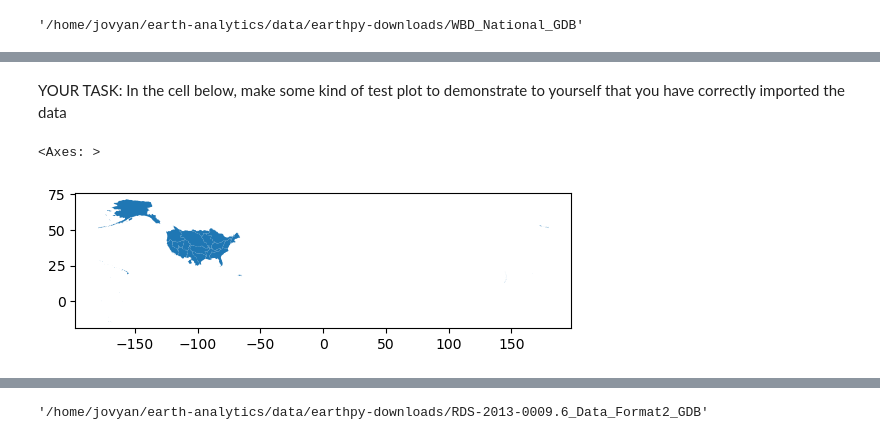
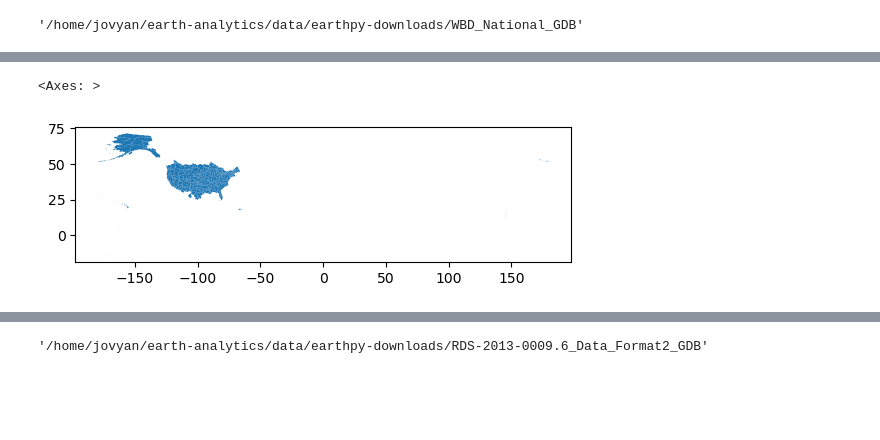
Before and after one commit to pth6570/pth6570.github.io, a Jupyter notebook: notebooks/01-wildfire.ipynb, the cells around one changed output, grey strips where cells are left out. Cells and saved outputs as stored; diff of their text form; code cells hidden in the pictures; blank space fills up the shorter version.

```diff
--- a/notebooks/01-wildfire.ipynb
+++ b/notebooks/01-wildfire.ipynb
@@ -258,12 +64,12 @@ YOUR TASK:
 # %%
 # Get 2-digit HU layer
-wbd_gdb = gpd.read_file(
+wbd4_gdb = gpd.read_file(
     os.path.join(wbd_path, "WBD_National_GDB.gdb"),
     driver="OpenFileGBD",
-    layer="WBDHU2",
+    layer="WBDHU4",
     from_disk=True,
 )
 
-wbd_gdb
+wbd4_gdb
 # %% [output]
 |  | tnmid | metasourceid | sourcedatadesc | sourceoriginator | sourcefeatureid | loaddate | referencegnis_ids | ... |
@@ -312,8 +88,6 @@ points_wbd
-# %% [markdown]
-YOUR TASK: In the cell below, make some kind of test plot to demonstrate to yourself that you have correctly imported the data
 # %%
 # Test Plot of Data to Check Import
-wbd_gdb.plot()
+wbd4_gdb.plot()
 # %% [output]
 <Axes: >
-[figure, old version]
+[figure, new version]
```
Also changed, not shown: parts of 66 cells of this notebook, 2 other files.
